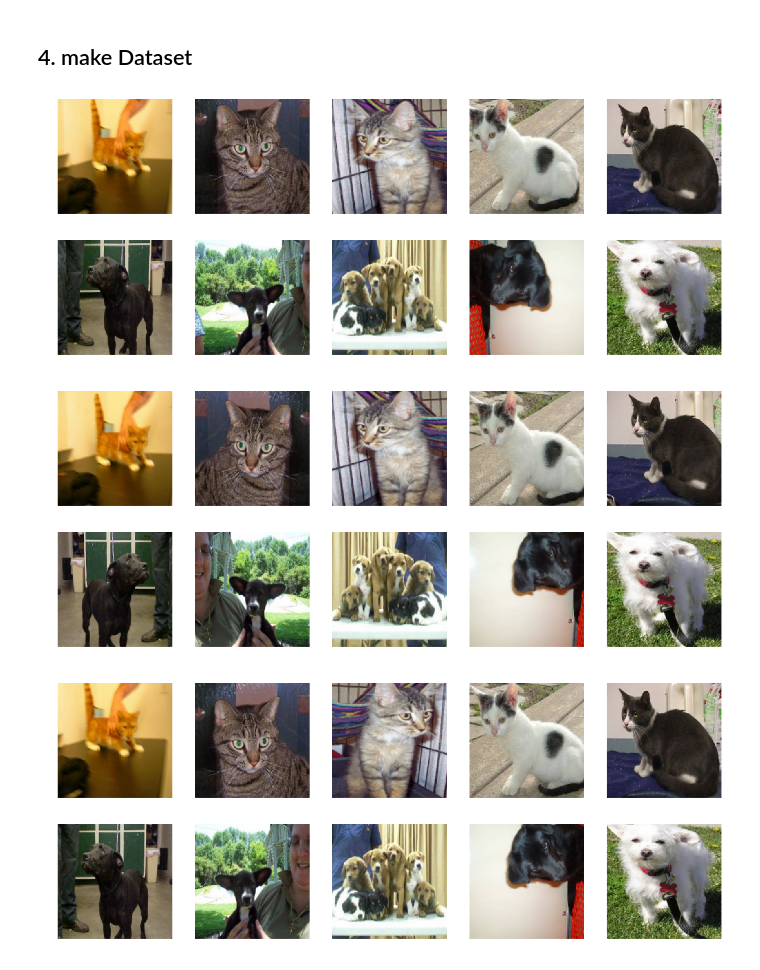
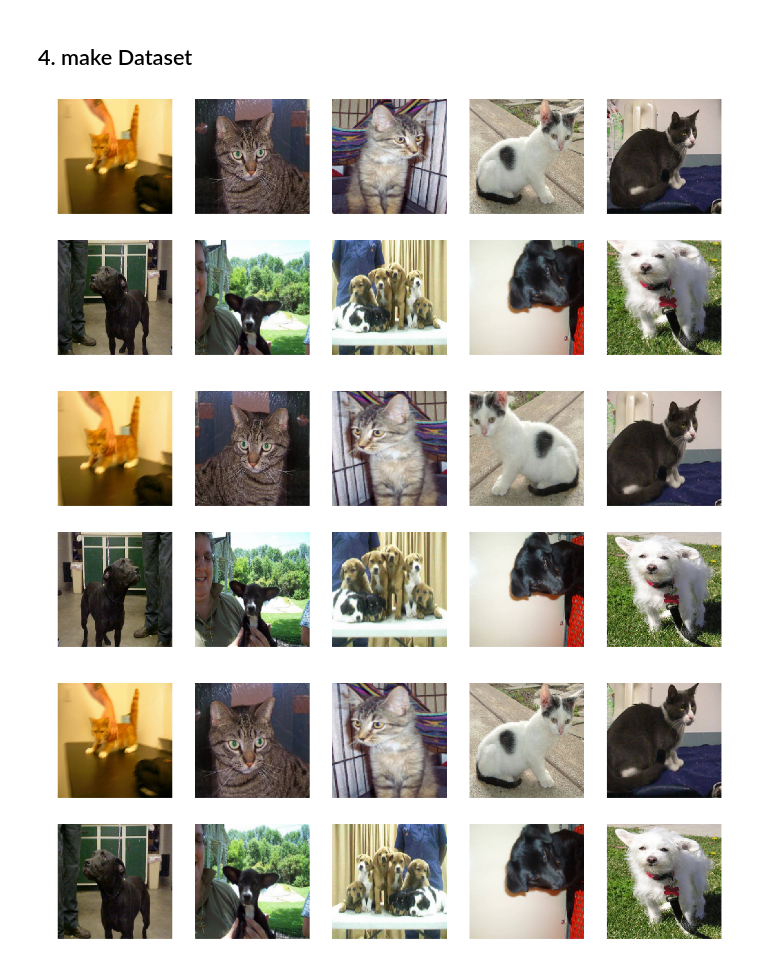
Before and after one commit to Seungwon-ghkd/About_Tensorflow, a Jupyter notebook: data_augment_example.ipynb, the cells around one changed output. Saved outputs shown, nothing was run; the diff lists cells and outputs as text; code cells hidden in the pictures.

```diff
--- a/data_augment_example.ipynb
+++ b/data_augment_example.ipynb
@@ -79,12 +85,14 @@ def decode_images(filename, label):
 # %%
 # 이미지와 라벨 데이터로 Dataset 만들기
 train_data = tf.data.Dataset.from_tensor_slices((train_images, train_labels))
+# %%
+# Dataset으로 이미지 decoding / augmentation 나눠서 수행
+train_data = train_data.map(decode_images)
+train_aug_data = train_data.map(data_aug)
 # %%
-# 매 epoch 마다 새로운 이미지 data 제공
-def data_aug():
-    train_aug_data = train_data.map(decode_images)
-    data_iterator = tf.data.Iterator.from_structure(train_aug_data.output_types, train_aug_data.output_shapes)
-    next_element = data_iterator.get_next()
-    init_iter = data_iterator.make_initializer(train_aug_data)
+# iterator 생성
+data_iterator = tf.data.Iterator.from_structure(train_aug_data.output_types, train_aug_data.output_shapes)
+next_element = data_iterator.get_next()
 
-    return next_element, init_iter
+# iterator initializer 생성
+init_iter = data_iterator.make_initializer(train_aug_data)
@@ -93,20 +102,23 @@ sess = tf.InteractiveSession()
 # %%
 # 3번 반복해서 잘 되나 확인
 for ii in range(3):
-    next_element, init_iter = data_aug()
+    # 매 epoch 마다 새로운 이미지 data 제공
+    train_aug_data = lambda: train_data.map(data_aug)
+
+    # 새로 들어온 데이터로 iterator initialize
     sess.run(init_iter)
 
     f, ax = plt.subplots(2, 5, figsize=(20,8))
 
     for i in range(10):
         try:
             img, labels = sess.run(next_element)
             # print(labels)
             ax[i//5, i%5].imshow(img)
             ax[i//5, i%5].axis('off')
         except:
             print("End of dataset")
 # %% [output]
-[figure, old version]
+[figure, new version]
-[figure, old version]
+[figure, new version]
-[figure, old version]
+[figure, new version]
```
Also changed, not shown: parts of 4 cells of this notebook.
